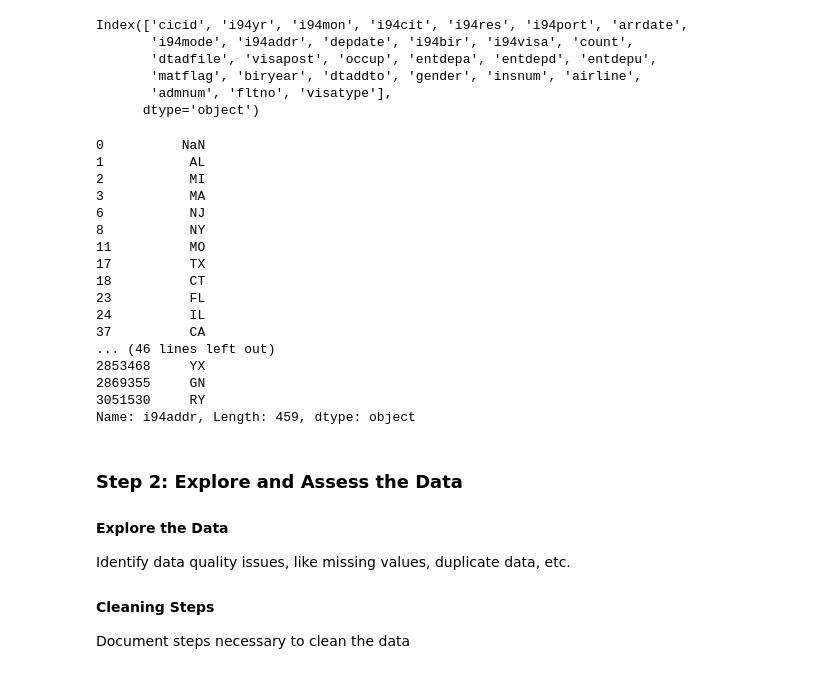
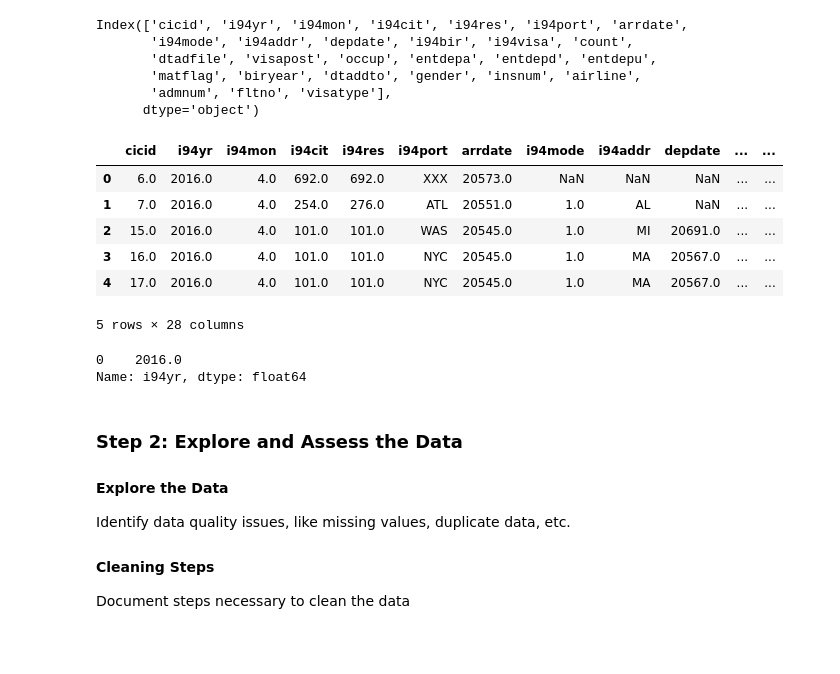
Before and after one commit to komkar123/Udacity_NanoDegree_DataEngineering, a Jupyter notebook: Capstone project/Capstone Project Template.ipynb, the cells around one changed output. Saved outputs shown, nothing was run; the diff lists cells and outputs as text; code cells hidden in the pictures; blank space fills up the shorter version.

```diff
--- a/Capstone project/Capstone Project Template.ipynb
+++ b/Capstone project/Capstone Project Template.ipynb
@@ -35,26 +35,21 @@ Index(['cicid', 'i94yr', 'i94mon', 'i94cit', 'i94res', 'i94port', 'arrdate',
        'matflag', 'biryear', 'dtaddto', 'gender', 'insnum', 'airline',
        'admnum', 'fltno', 'visatype'],
       dtype='object')
+# %%
+df.head()
+# %% [output]
+|  | cicid | i94yr | i94mon | i94cit | i94res | i94port | arrdate | i94mode | i94addr | depdate | ... | ... |
+| 0 | 6.0 | 2016.0 | 4.0 | 692.0 | 692.0 | XXX | 20573.0 | NaN | NaN | NaN | ... | ... |
+| 1 | 7.0 | 2016.0 | 4.0 | 254.0 | 276.0 | ATL | 20551.0 | 1.0 | AL | NaN | ... | ... |
+| 2 | 15.0 | 2016.0 | 4.0 | 101.0 | 101.0 | WAS | 20545.0 | 1.0 | MI | 20691.0 | ... | ... |
+| 3 | 16.0 | 2016.0 | 4.0 | 101.0 | 101.0 | NYC | 20545.0 | 1.0 | MA | 20567.0 | ... | ... |
+| 4 | 17.0 | 2016.0 | 4.0 | 101.0 | 101.0 | NYC | 20545.0 | 1.0 | MA | 20567.0 | ... | ... |
+5 rows × 28 columns
 # %%
-df['i94addr'].drop_duplicates()
+df['i94yr'].drop_duplicates()
 # %% [output]
-0          NaN
-1           AL
-2           MI
-3           MA
-6           NJ
-8           NY
-11          MO
-17          TX
-18          CT
-23          FL
-24          IL
-37          CA
-... (46 lines left out)
-2853468     YX
-2869355     GN
-3051530     RY
-Name: i94addr, Length: 459, dtype: object
+0    2016.0
+Name: i94yr, dtype: float64
 # %%
 
 from pyspark.sql import SparkSession
```
Also changed, not shown: parts of 9 cells of this notebook.
